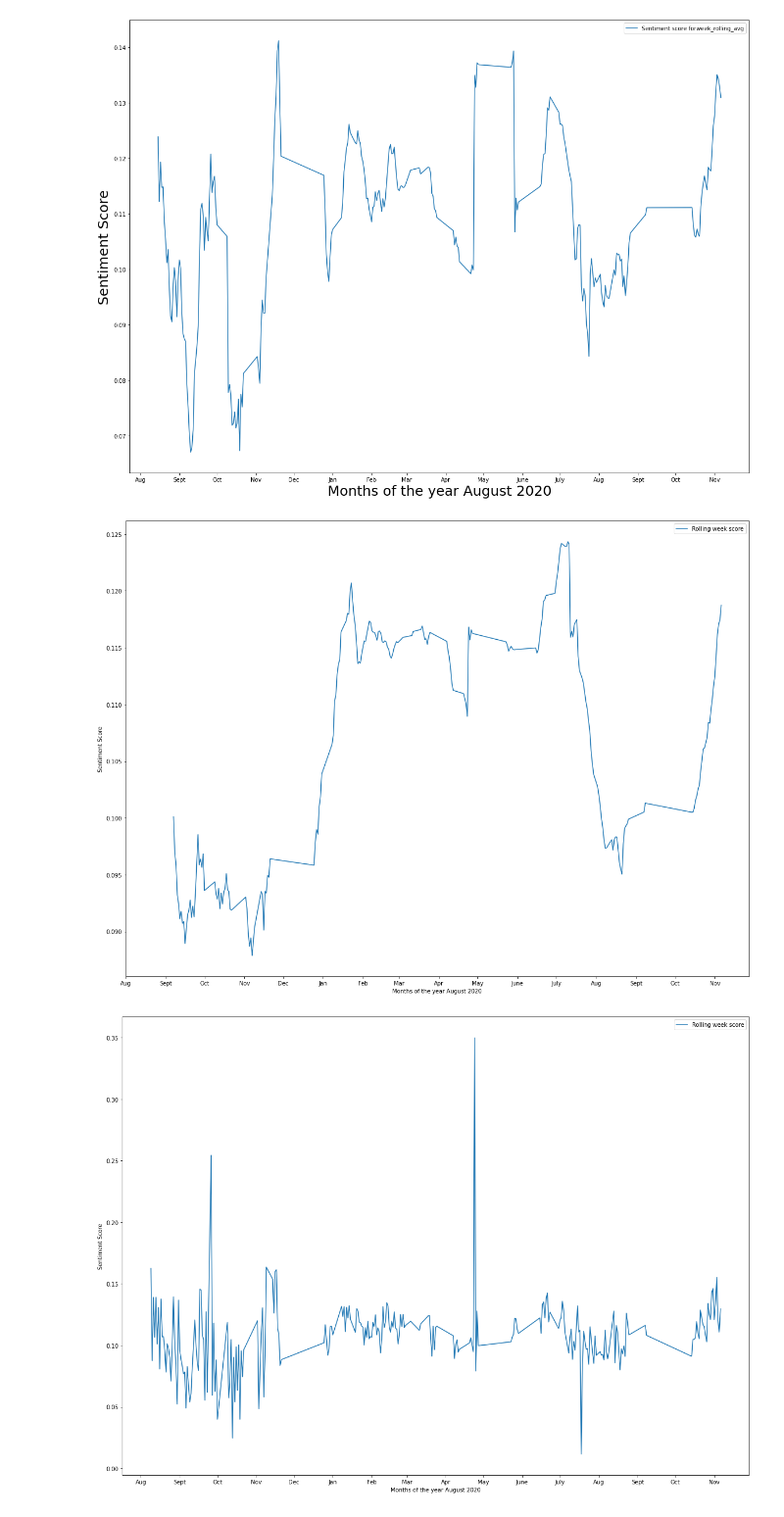
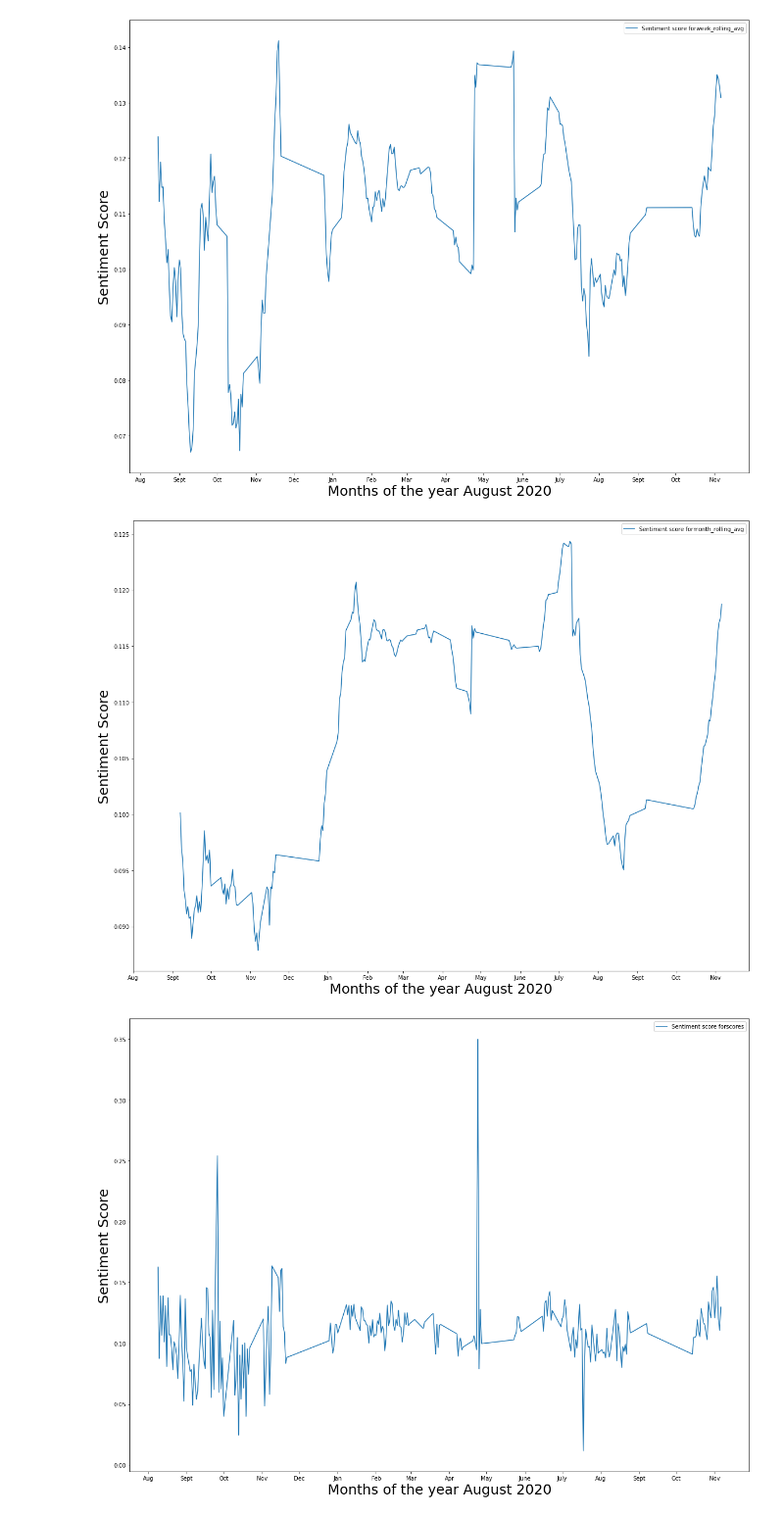
Before and after one commit to Magneeto94/Informationsvidenskabelige-Forskningsmetoder, a Jupyter notebook: notebooks/TwitterVaccine.ipynb, the cells around one changed output. Shown at 98% size. Saved outputs shown, nothing was run; the diff lists cells and outputs as text; code cells hidden in the pictures.

```diff
--- a/notebooks/TwitterVaccine.ipynb
+++ b/notebooks/TwitterVaccine.ipynb
@@ -272,28 +207,0 @@ plt.savefig(os.path.join("..", "outputs", "DayScoreGraph.png"))
-# %%
-# set figure size
-plt.figure( figsize = ( 20, 15))
-
-# plot a simple time series plot
-# using seaborn.lineplot()
-sns.lineplot(x = 'date',
-             y = 'month_rolling_avg',
-             data = avg_sentiment,
-             label = 'Rolling month')
-
-plt.xlabel( 'Months of the year August 2020')
-
-# setting customized ticklabels for x axis
-pos = ['2020-08-01', '2020-09-01', '2020-10-01', '2020-11-01', '2020-12-01',
-       '2021-01-01', '2021-02-01', '2021-03-01', '2021-04-01', '2021-05-01',
-       '2021-06-01', '2021-07-01', '2021-08-01', '2021-09-01', '2021-10-01',
-       '2021-11-01']
-
-lab = [ 'Aug', 'Sept', 'Oct', 'Nov', 'Dec','Jan',
-        'Feb', 'Mar', 'Apr', 'May', 'June', 'July',
-        'Aug', 'Sept', 'Oct', 'Nov']
-
-plt.xticks(pos, lab)
-
-plt.ylabel('Sentiment Score')
-
-plt.savefig(os.path.join("..", "outputs", "RollingMonthGraph.png"))
@@ -346,7 +236,7 @@ avg_sentiment.nlargest(10, 'week_rolling_avg')
 | 2021-04-24 | 0.350000 | 0.134928 | 0.116812 |
 | 2021-11-04 | 0.120189 | 0.134277 | 0.117065 |
 # %%
-def plot_figure(date, score):
+def plot_figure(date, score, dataframe):
     # set figure size
     plt.figure( figsize = ( 20, 15))
 
@@ -354,7 +244,7 @@ def plot_figure(date, score):
     # using seaborn.lineplot()
     sns.lineplot(x = date,
                  y = score,
-                 data = avg_sentiment,
+                 data = dataframe,
                  label = 'Sentiment score for'+score)
 
 
@@ -383,10 +273,10 @@ plot_figure('date','week_rolling_avg')
 # %% [output]
 [figure]
 # %%
-plot_figure('date','month_rolling_avg')
+plot_figure('date','month_rolling_avg', avg_sentiment)
 # %% [output]
-[figure, old version]
+[figure, new version]
 # %%
-plot_figure('date','scores')
+plot_figure('date','scores', avg_sentiment)
 # %% [output]
-[figure, old version]
+[figure, new version]
```
Also changed, not shown: parts of 5 cells of this notebook, 2 other files.
